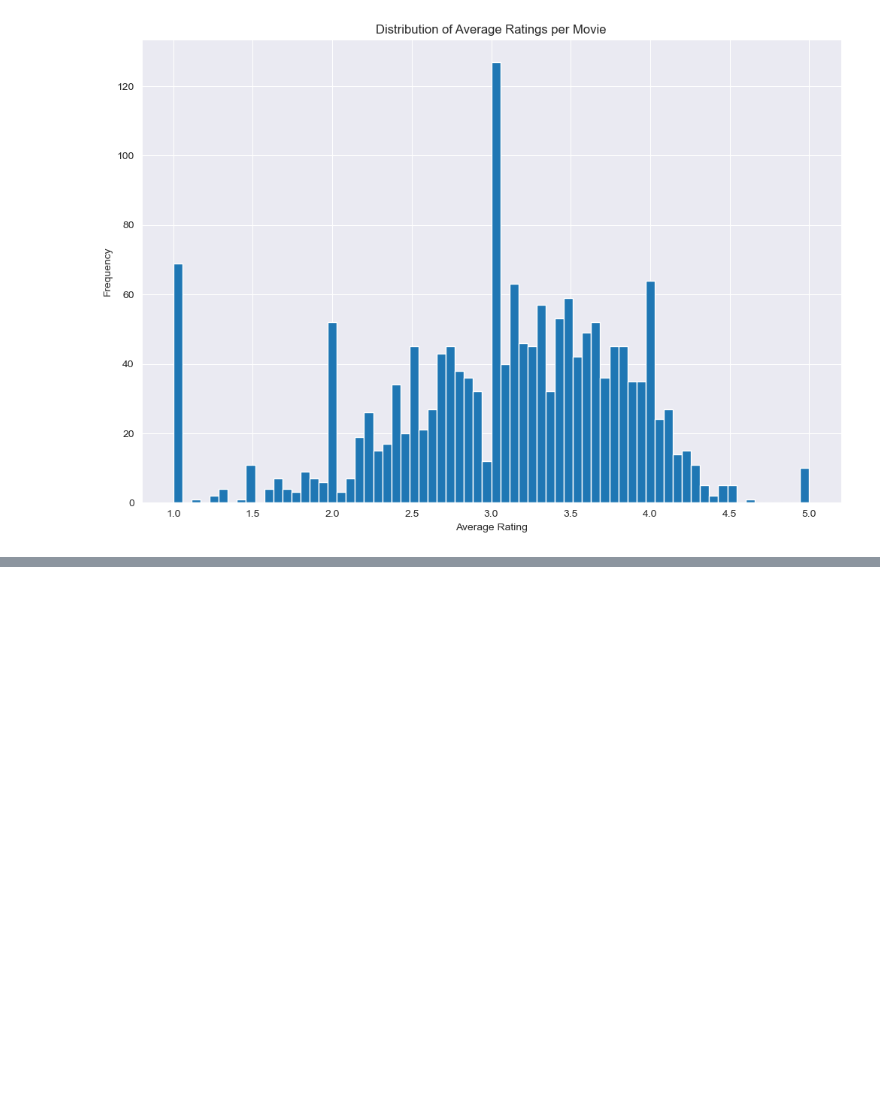
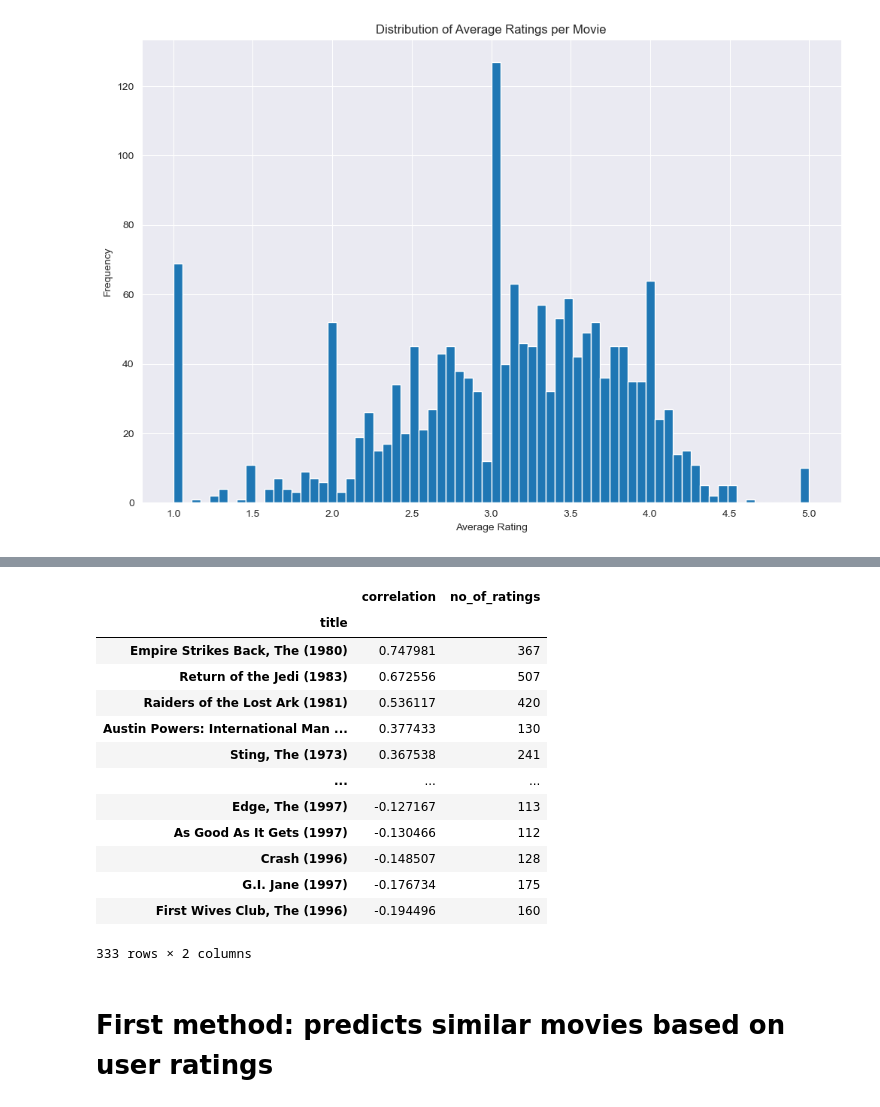
Before and after one commit to omar-desouki/Movie-Recommendation-System-Description-elevvo, a Jupyter notebook: main.ipynb, the cells around one changed output, grey strips where cells are left out. Drawn from its saved outputs; the diff is of its cells as text; code cells hidden in the pictures; blank space fills up the shorter version.

Commit message:
made the first approach

```diff
--- a/main.ipynb
+++ b/main.ipynb
@@ -692,0 +283,4 @@ Fitting 5 folds for each of 4 candidates, totalling 20 fits
+# %%
+# here we have every user rating for a specific movie, if a user didn't rate it -> nan
+moviematrix=merged_df.pivot_table(index="user_id",columns="movie title",values='rating')
+print(moviematrix)
@@ -692,0 +307,3 @@ Fitting 5 folds for each of 4 candidates, totalling 20 fits
+# %%
+starwars_user_ratings=moviematrix['Star Wars (1977)']
+starwars_user_ratings.head()
@@ -692,0 +318,14 @@ Fitting 5 folds for each of 4 candidates, totalling 20 fits
+# %%
+similar_to_starwars_df = moviematrix.corrwith(starwars_user_ratings)
+
+similar_to_starwars_df = similar_to_starwars_df.dropna()  # Remove NaN values
+similar_to_starwars_df = similar_to_starwars_df.sort_values(ascending=False)
+
+# add title to the df
+similar_to_starwars_df = similar_to_starwars_df.reset_index()
+similar_to_starwars_df.columns = ['title', 'correlation']
+
+print("Number of movies similar to star wars after removing nan:", similar_to_starwars_df.count())
+print("Movies most similar to Star Wars:")
+print(similar_to_starwars_df.head(10))
+# so if we have someone who likes star wars, we can recommend these movies (the higher the correlation, the better)
@@ -692,0 +361,6 @@ Fitting 5 folds for each of 4 candidates, totalling 20 fits
+# %%
+movies_rating_df_indexed = movies_rating_df.set_index('movie title')
+similar_to_starwars_df = similar_to_starwars_df.set_index('title')
+
+similar_to_starwars_df = similar_to_starwars_df.join(movies_rating_df_indexed['no_of_ratings'])
+print(similar_to_starwars_df.head(20))
@@ -692,0 +385,22 @@ Fitting 5 folds for each of 4 candidates, totalling 20 fits
+# %%
+# now this is more meaningful
+# drop the movie we are looking for
+# similar_to_starwars_df = similar_to_starwars_df.drop('Star Wars (1977)', axis=0)
+similar_to_starwars_df[similar_to_starwars_df['no_of_ratings']>100].sort_values('correlation',ascending=False)
+# %% [output]
+|  | correlation | no_of_ratings |
+| title |  |  |
+| Empire Strikes Back, The (1980) | 0.747981 | 367 |
+| Return of the Jedi (1983) | 0.672556 | 507 |
+| Raiders of the Lost Ark (1981) | 0.536117 | 420 |
+| Austin Powers: International Man ... | 0.377433 | 130 |
+| Sting, The (1973) | 0.367538 | 241 |
+| ... | ... | ... |
+| Edge, The (1997) | -0.127167 | 113 |
+| As Good As It Gets (1997) | -0.130466 | 112 |
+| Crash (1996) | -0.148507 | 128 |
+| G.I. Jane (1997) | -0.176734 | 175 |
+| First Wives Club, The (1996) | -0.194496 | 160 |
+333 rows × 2 columns
+# %% [markdown]
+# First method: predicts similar movies based on user ratings
```
Also changed, not shown: parts of 52 cells of this notebook, 1 other file.
